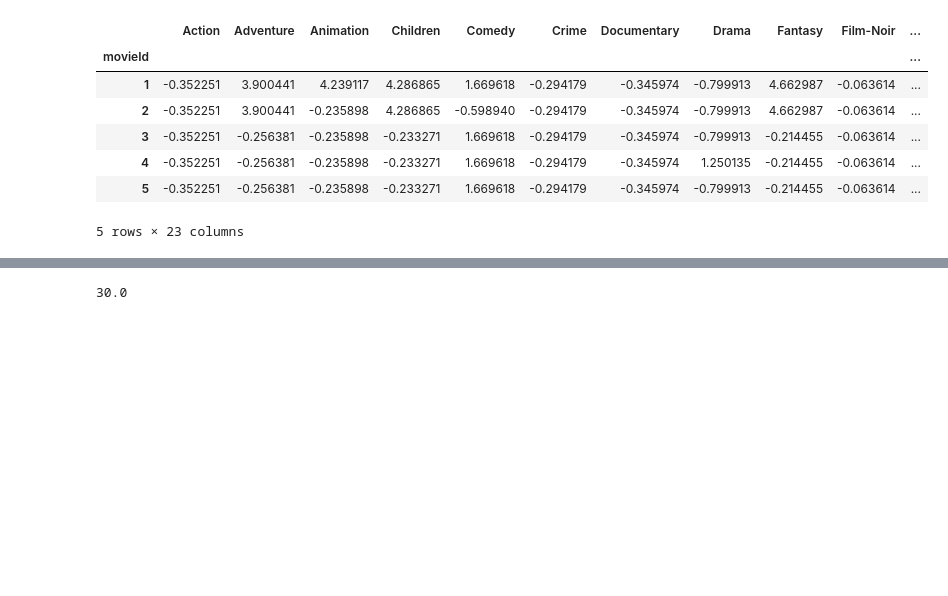
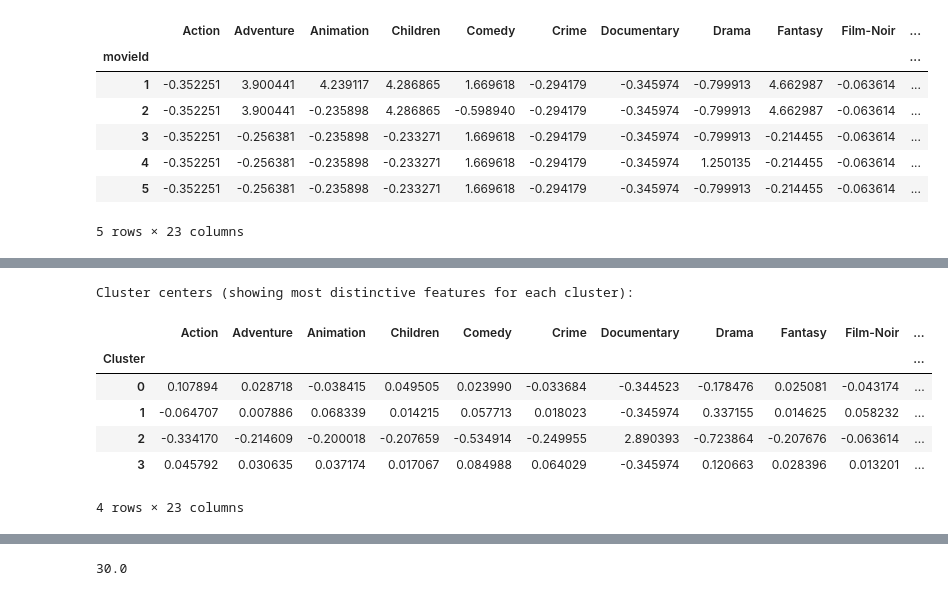
Before and after one commit to Fazill2/data-mining-project, a Jupyter notebook: notebooks/exploratory_analysis.ipynb, the cells around one changed output, grey strips where cells are left out. Cells and saved outputs as stored; diff of their text form; code cells hidden in the pictures; blank space fills up the shorter version.

```diff
--- a/notebooks/exploratory_analysis.ipynb
+++ b/notebooks/exploratory_analysis.ipynb
@@ -182,0 +206,15 @@ movie_rec_df_normalized.head()
+# %%
+# Analyze cluster centers to understand what each cluster represents
+cluster_centers = pd.DataFrame(kmeans.cluster_centers_, columns=feature_columns)
+cluster_centers.index.name = 'Cluster'
+print("Cluster centers (showing most distinctive features for each cluster):")
+cluster_centers.head()
+# %% [output]
+Cluster centers (showing most distinctive features for each cluster):
+|  | Action | Adventure | Animation | Children | Comedy | Crime | Documentary | Drama | Fantasy | Film-Noir | ... |
+| Cluster |  |  |  |  |  |  |  |  |  |  | ... |
+| 0 | 0.107894 | 0.028718 | -0.038415 | 0.049505 | 0.023990 | -0.033684 | -0.344523 | -0.178476 | 0.025081 | -0.043174 | ... |
+| 1 | -0.064707 | 0.007886 | 0.068339 | 0.014215 | 0.057713 | 0.018023 | -0.345974 | 0.337155 | 0.014625 | 0.058232 | ... |
+| 2 | -0.334170 | -0.214609 | -0.200018 | -0.207659 | -0.534914 | -0.249955 | 2.890393 | -0.723864 | -0.207676 | -0.063614 | ... |
+| 3 | 0.045792 | 0.030635 | 0.037174 | 0.017067 | 0.084988 | 0.064029 | -0.345974 | 0.120663 | 0.028396 | 0.013201 | ... |
+4 rows × 23 columns
```
Also changed, not shown: parts of 13 cells of this notebook.
